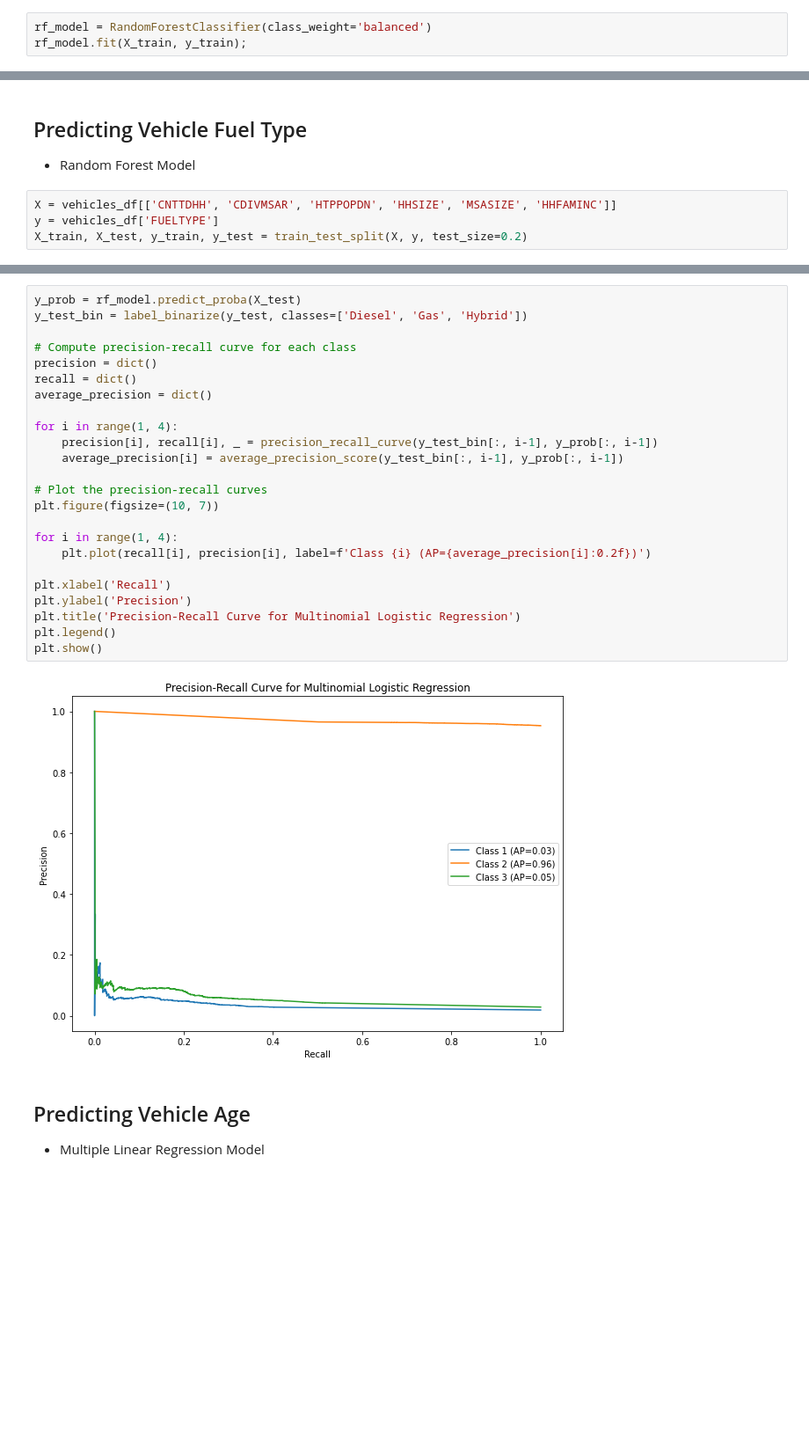
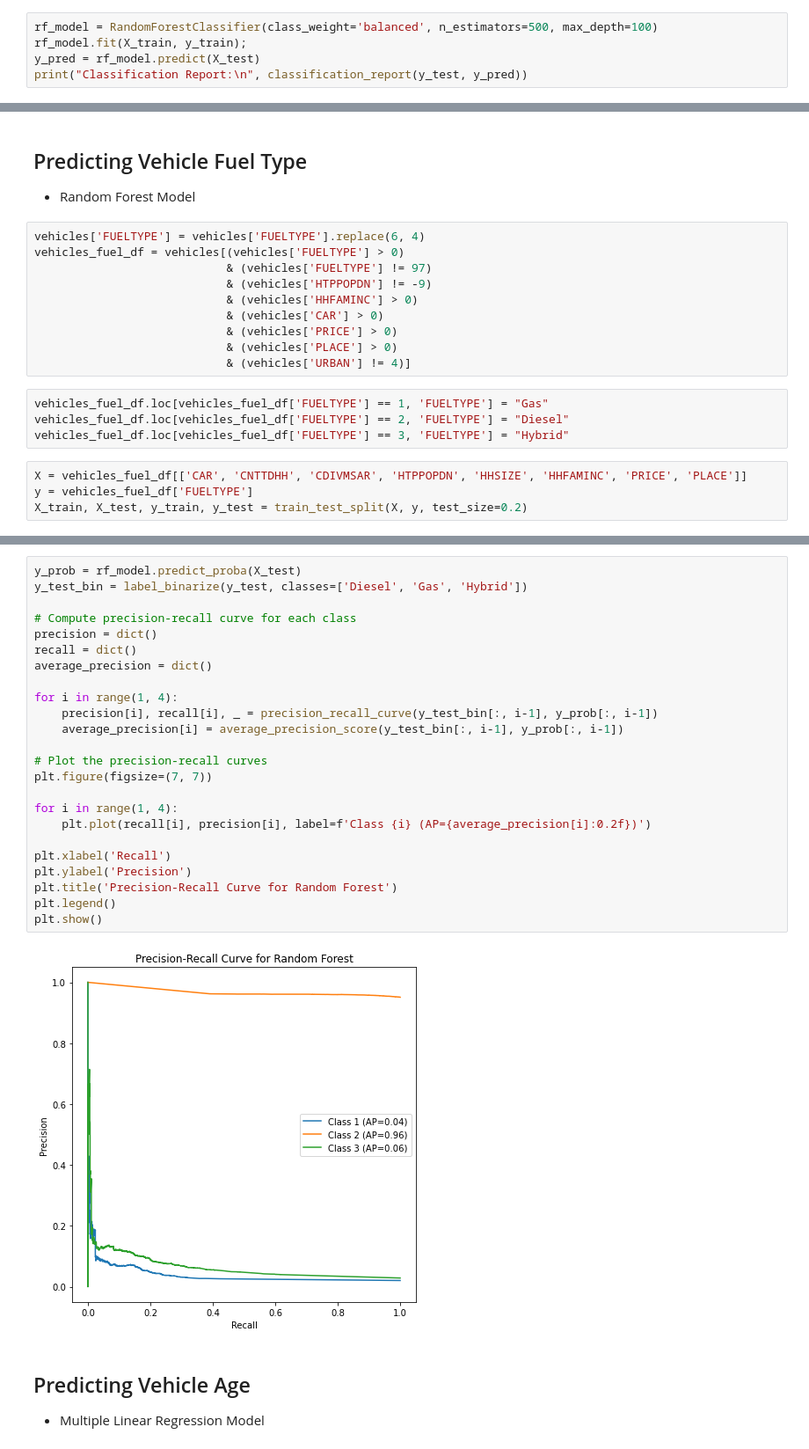
Before and after one commit to ryansliao/DSC-Capstone, a Jupyter notebook: Q1_Model.ipynb, the cells around one changed output, grey strips where cells are left out. Shown at 88% size. Drawn from its saved outputs; the diff is of its cells as text; blank space fills up the shorter version.

```diff
--- a/Q1_Model.ipynb
+++ b/Q1_Model.ipynb
@@ -168,5 +151,7 @@ Best hyperparameters: {'max_depth': 96, 'n_estimators': 616}
 # %% [markdown]
 ### Run Model
 # %%
-rf_model = RandomForestClassifier(class_weight='balanced')
+rf_model = RandomForestClassifier(class_weight='balanced', n_estimators=500, max_depth=100)
 rf_model.fit(X_train, y_train);
+y_pred = rf_model.predict(X_test)
+print("Classification Report:\n", classification_report(y_test, y_pred))
@@ -231,9 +202,23 @@ plt.show()
 # %% [markdown]
 ## Predicting Vehicle Fuel Type
 - Random Forest Model
+# %%
+vehicles['FUELTYPE'] = vehicles['FUELTYPE'].replace(6, 4)
+vehicles_fuel_df = vehicles[(vehicles['FUELTYPE'] > 0)
+                            & (vehicles['FUELTYPE'] != 97)
+                            & (vehicles['HTPPOPDN'] != -9)
+                            & (vehicles['HHFAMINC'] > 0)
+                            & (vehicles['CAR'] > 0)
+                            & (vehicles['PRICE'] > 0)
+                            & (vehicles['PLACE'] > 0)
+                            & (vehicles['URBAN'] != 4)]
+# %%
+vehicles_fuel_df.loc[vehicles_fuel_df['FUELTYPE'] == 1, 'FUELTYPE'] = "Gas"
+vehicles_fuel_df.loc[vehicles_fuel_df['FUELTYPE'] == 2, 'FUELTYPE'] = "Diesel"
+vehicles_fuel_df.loc[vehicles_fuel_df['FUELTYPE'] == 3, 'FUELTYPE'] = "Hybrid"
 # %%
-X = vehicles_df[['CNTTDHH', 'CDIVMSAR', 'HTPPOPDN', 'HHSIZE', 'MSASIZE', 'HHFAMINC']]
-y = vehicles_df['FUELTYPE']
+X = vehicles_fuel_df[['CAR', 'CNTTDHH', 'CDIVMSAR', 'HTPPOPDN', 'HHSIZE', 'HHFAMINC', 'PRICE', 'PLACE']]
+y = vehicles_fuel_df['FUELTYPE']
 X_train, X_test, y_train, y_test = train_test_split(X, y, test_size=0.2)
 # %%
 rf_model = RandomForestClassifier(class_weight='balanced')
@@ -267,29 +244,29 @@ ConfusionMatrixDisplay(confusion_matrix=cm, display_labels=['Diesel', 'Gas', 'Hy
 # %%
 y_prob = rf_model.predict_proba(X_test)
 y_test_bin = label_binarize(y_test, classes=['Diesel', 'Gas', 'Hybrid'])
 
 # Compute precision-recall curve for each class
 precision = dict()
 recall = dict()
 average_precision = dict()
 
 for i in range(1, 4):
     precision[i], recall[i], _ = precision_recall_curve(y_test_bin[:, i-1], y_prob[:, i-1])
     average_precision[i] = average_precision_score(y_test_bin[:, i-1], y_prob[:, i-1])
 
 # Plot the precision-recall curves
-plt.figure(figsize=(10, 7))
+plt.figure(figsize=(7, 7))
 
 for i in range(1, 4):
     plt.plot(recall[i], precision[i], label=f'Class {i} (AP={average_precision[i]:0.2f})')
 
 plt.xlabel('Recall')
 plt.ylabel('Precision')
-plt.title('Precision-Recall Curve for Multinomial Logistic Regression')
+plt.title('Precision-Recall Curve for Random Forest')
 plt.legend()
 plt.show()
 # %% [output]
-[figure, old version]
+[figure, new version]
 # %% [markdown]
 ## Predicting Vehicle Age
 - Multiple Linear Regression Model
```
Also changed, not shown: parts of 40 cells of this notebook.
